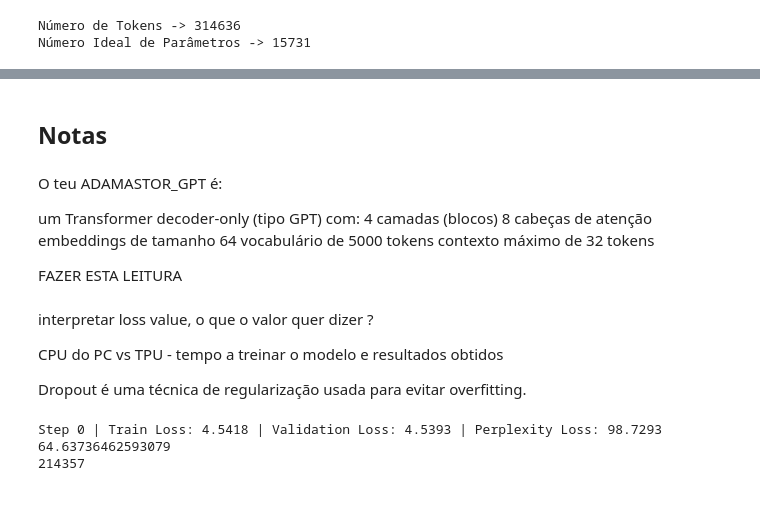
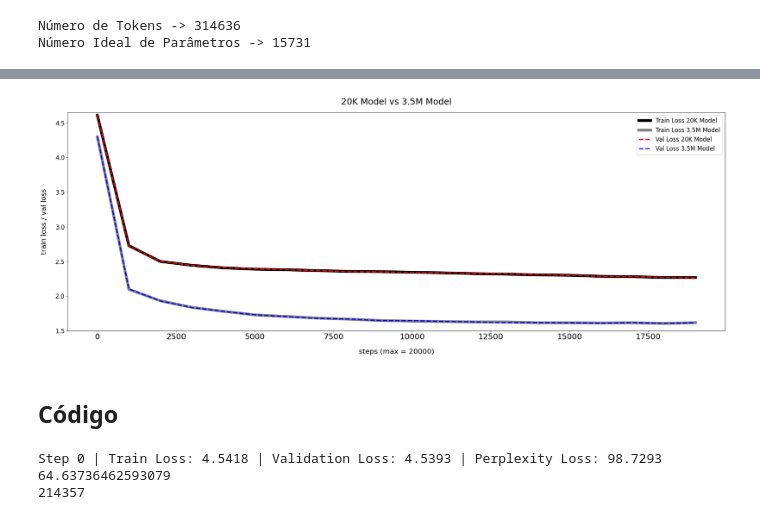
Before and after one commit to Eliezer-Carvalho/Tiny-GPT, a Jupyter notebook: Tiny_GPT.ipynb, the cells around one changed output, grey strips where cells are left out. Saved outputs shown, nothing was run; the diff lists cells and outputs as text; code cells hidden in the pictures.

```diff
--- a/Tiny_GPT.ipynb
+++ b/Tiny_GPT.ipynb
@@ -749,23 +737,33 @@ Step 8000 | Train Loss: 1.6658 | Validation Loss: 1.6687 | Perplexity Loss: 4.11
+# %%
+model_20k = torch.load("Modelo_20K")
+train_loss_20k = model_20k["train_loss"]
+val_loss_20k = model_20k["val_loss"]
+
+model_3_5M = torch.load("Modelo_3.5M")
+train_loss_3_5M = model_3_5M["train loss"]
+val_loss_3_5M = model_3_5M["val_loss"]
+# %%
+plt.figure (figsize = (30, 10), dpi = 80)
+
+plt.plot (list(range(0, 20000, 1000)), train_loss_20k, color = "black", lw = 7)
+plt.plot (list(range(0, 20000, 1000)), train_loss_3_5M, color = "gray", lw = 7)
+plt.plot (list(range(0, 20000, 1000)), val_loss_20k, color = "red", lw = 3, ls = '--')
+plt.plot (list(range(0, 20000, 1000)), val_loss_3_5M, color = "blue", lw = 3, ls = '--')
+
+plt.xticks (size = 20)
+plt.xlabel("steps (max = 20000)", size = 18, labelpad = 20)
+
+plt.ylim(1.5000, 4.6500)
+plt.yticks (size = 15)
+plt.ylabel ("train loss / val loss", size = 18, labelpad = 20)
+
+plt.legend(["Train Loss 20K Model", "Train Loss 3.5M Model", "Val Loss 20K Model", "Val Loss 3.5M Model"], fontsize = 15)
+plt.title ("20K Model vs 3.5M Model", size = 22, pad = 20)
+plt.show()
+# %% [output]
+[figure, added]
 # %% [markdown]
-## Notas
+## Código
-# %% [markdown]
-O teu ADAMASTOR_GPT é:
-
-um Transformer decoder-only (tipo GPT)
-com:
-4 camadas (blocos)
-8 cabeças de atenção
-embeddings de tamanho 64
-vocabulário de 5000 tokens
-contexto máximo de 32 tokens
-
-FAZER ESTA LEITURA
-# %% [markdown]
-interpretar loss value, o que o valor quer dizer ? <br>
-
-CPU do PC vs TPU - tempo a treinar o modelo e resultados obtidos
-
-Dropout é uma técnica de regularização usada para evitar overfitting.
 # %%
 '''import time
 
```
Also changed, not shown: parts of 5 cells of this notebook.
